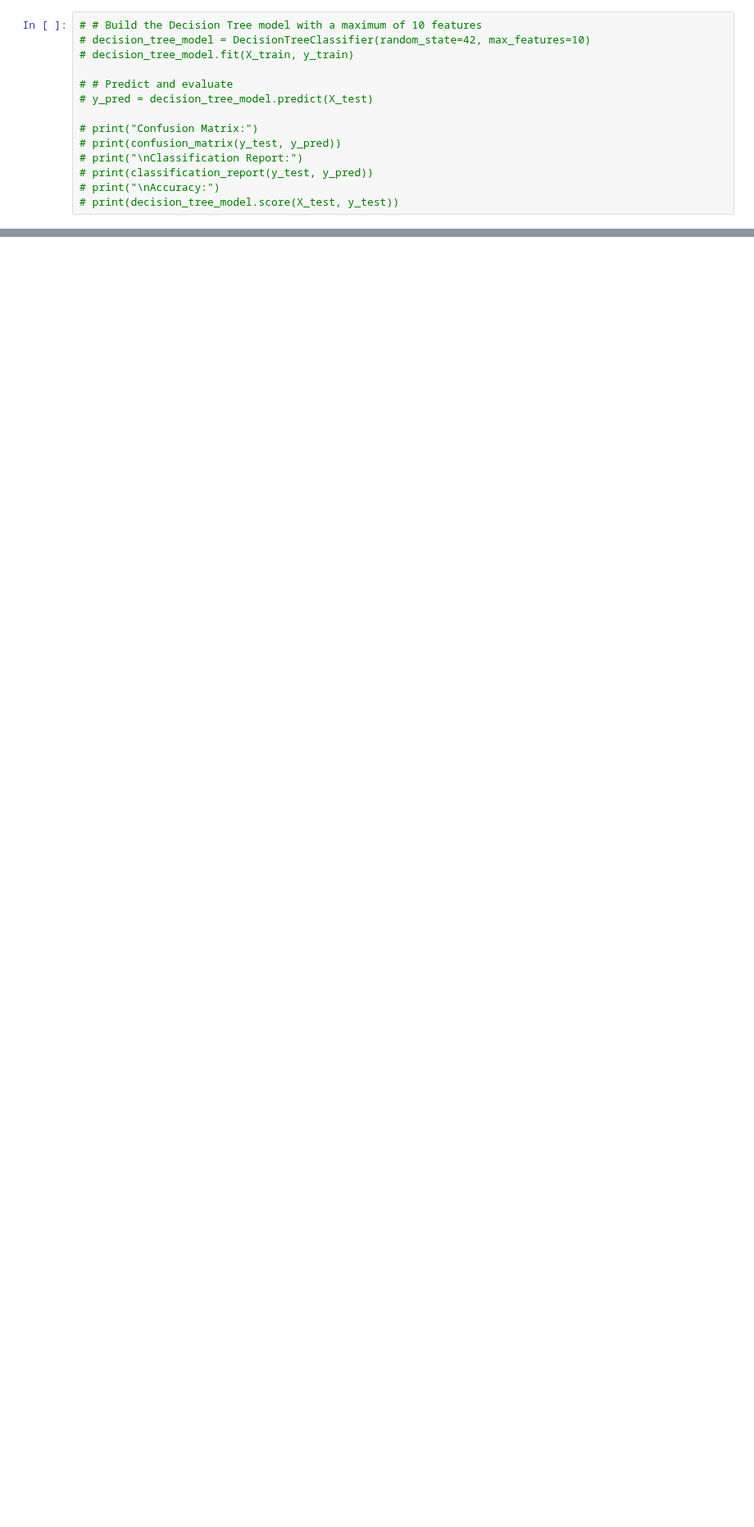
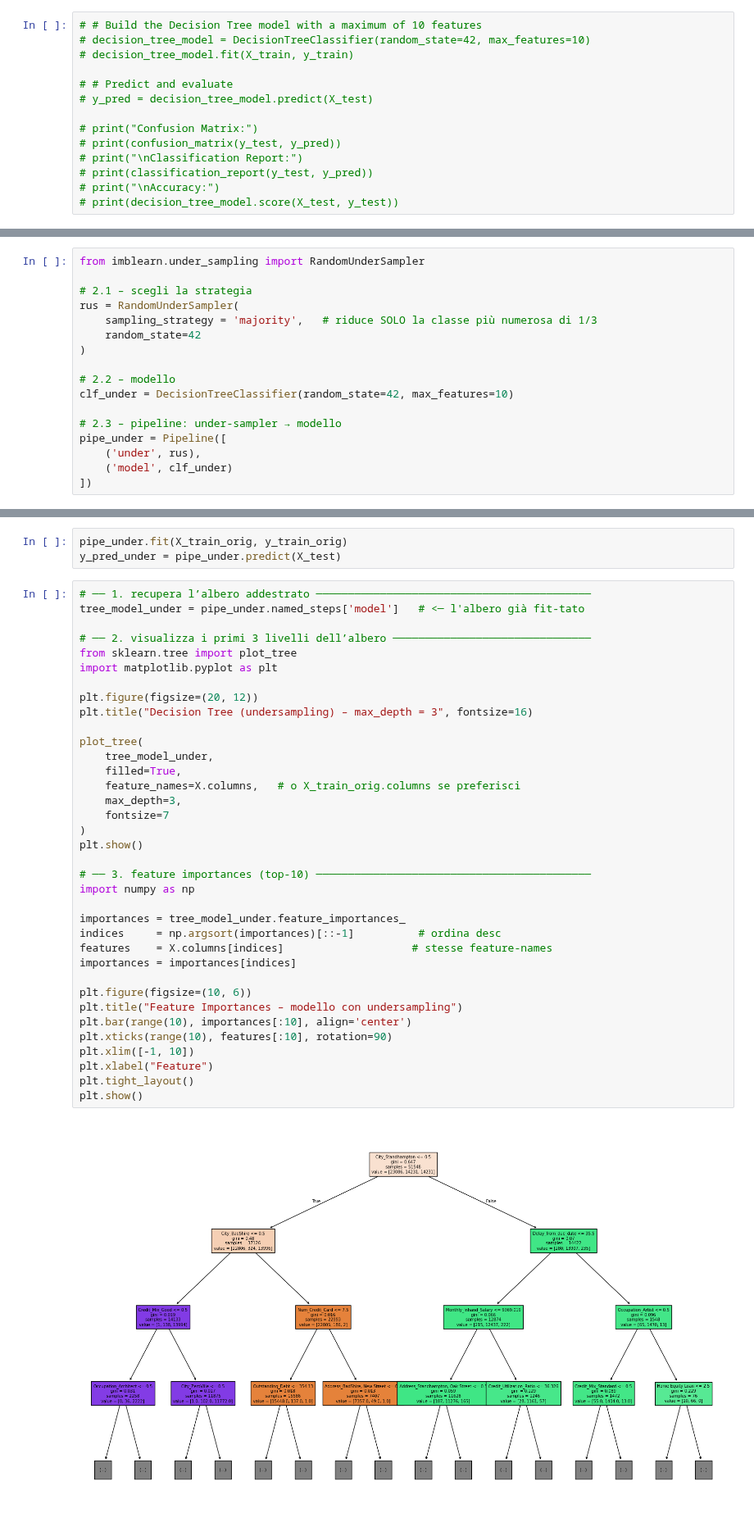
Before and after one commit to lelloxx/Advanced_Coding_Project_LUISS_2024-25, a Jupyter notebook: model.ipynb, the cells around one changed output, grey strips where cells are left out. Shown at 82% size. Drawn from its saved outputs; the diff is of its cells as text; blank space fills up the shorter version.

Commit message:
undersampling and random forest to check if we have the same bias

```diff
--- a/model.ipynb
+++ b/model.ipynb
@@ -138,0 +141,17 @@ plt.show()
+# %%
+from imblearn.under_sampling import RandomUnderSampler
+
+# 2.1 – scegli la strategia
+rus = RandomUnderSampler(
+    sampling_strategy = 'majority',   # riduce SOLO la classe più numerosa di 1/3
+    random_state=42
+)
+
+# 2.2 – modello
+clf_under = DecisionTreeClassifier(random_state=42, max_features=10)
+
+# 2.3 – pipeline: under-sampler → modello
+pipe_under = Pipeline([
+    ('under', rus),
+    ('model', clf_under)
+])
@@ -138,0 +197,41 @@ plt.show()
+# %%
+pipe_under.fit(X_train_orig, y_train_orig)
+y_pred_under = pipe_under.predict(X_test)
+# %%
+# ── 1. recupera l’albero addestrato ───────────────────────────────────────────
+tree_model_under = pipe_under.named_steps['model']   # <─ l'albero già fit-tato
+
+# ── 2. visualizza i primi 3 livelli dell’albero ───────────────────────────────
+from sklearn.tree import plot_tree
+import matplotlib.pyplot as plt
+
+plt.figure(figsize=(20, 12))
+plt.title("Decision Tree (undersampling) – max_depth = 3", fontsize=16)
+
+plot_tree(
+    tree_model_under,
+    filled=True,
+    feature_names=X.columns,   # o X_train_orig.columns se preferisci
+    max_depth=3,
+    fontsize=7
+)
+plt.show()
+
+# ── 3. feature importances (top-10) ───────────────────────────────────────────
+import numpy as np
+
+importances = tree_model_under.feature_importances_
+indices     = np.argsort(importances)[::-1]          # ordina desc
+features    = X.columns[indices]                    # stesse feature-names
+importances = importances[indices]
+
+plt.figure(figsize=(10, 6))
+plt.title("Feature Importances – modello con undersampling")
+plt.bar(range(10), importances[:10], align='center')
+plt.xticks(range(10), features[:10], rotation=90)
+plt.xlim([-1, 10])
+plt.xlabel("Feature")
+plt.tight_layout()
+plt.show()
+# %% [output]
+[figure, added]
```
Also changed, not shown: parts of 9 cells of this notebook.
